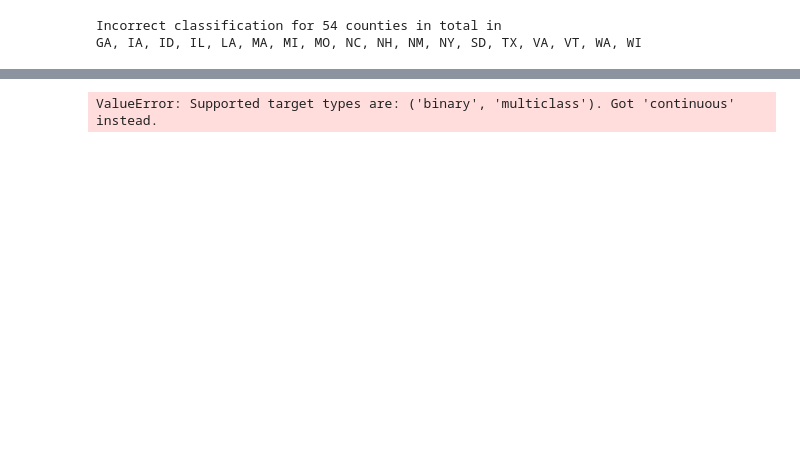
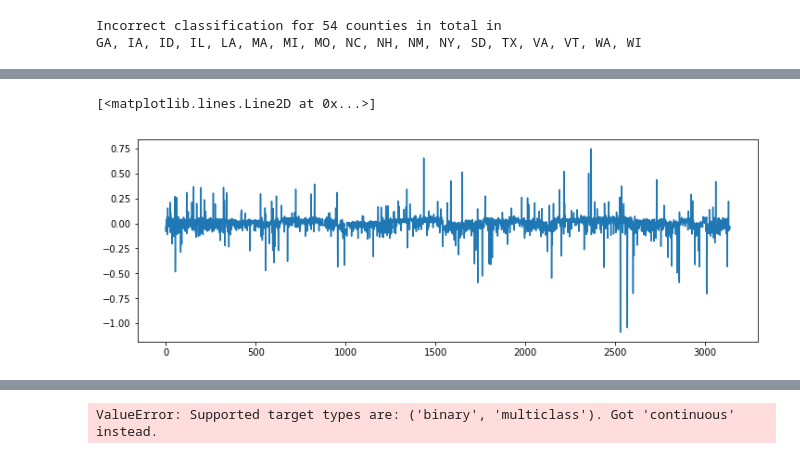
Before and after one commit to arjology/data_science, a Jupyter notebook: US voting and census.ipynb, the cells around one changed output, grey strips where cells are left out. Saved outputs shown, nothing was run; the diff lists cells and outputs as text; code cells hidden in the pictures; blank space fills up the shorter version.

```diff
--- a/US voting and census.ipynb
+++ b/US voting and census.ipynb
@@ -1150,0 +1270,5 @@ WA_MALE === White alone male population
+# %%
+plt.plot(y_prime-y.ravel())
+# %% [output]
+[<matplotlib.lines.Line2D at 0x...>]
+[figure, added]
```
Also changed, not shown: parts of 29 cells of this notebook, 5 other files.
